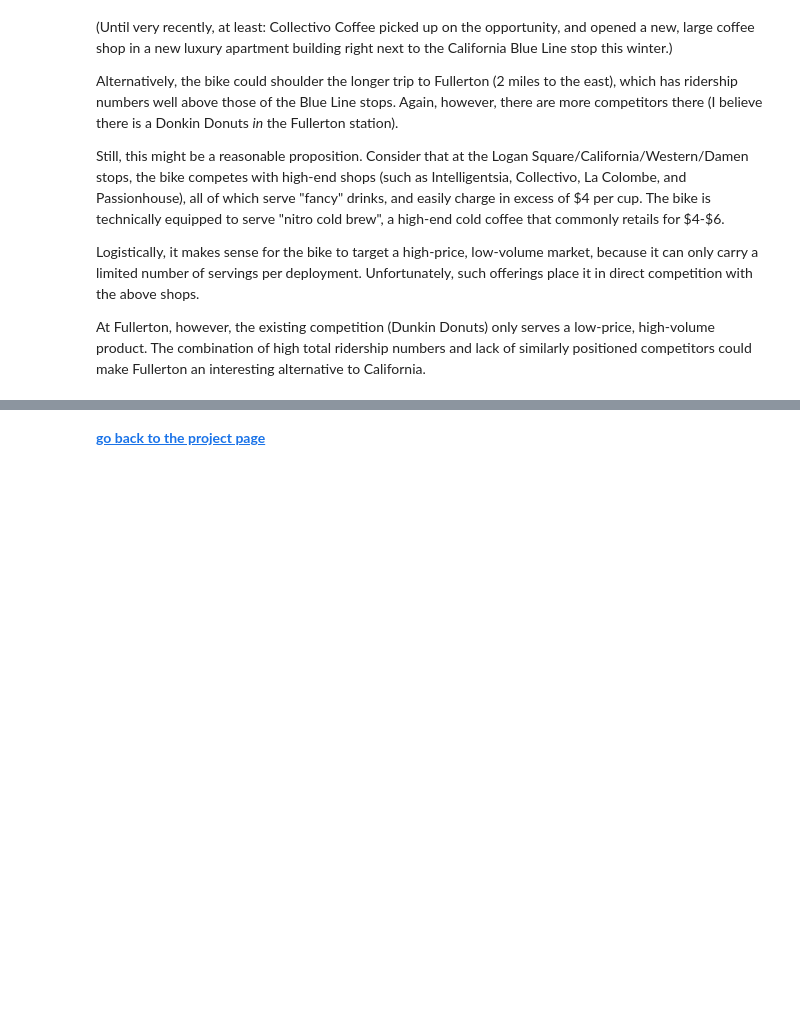
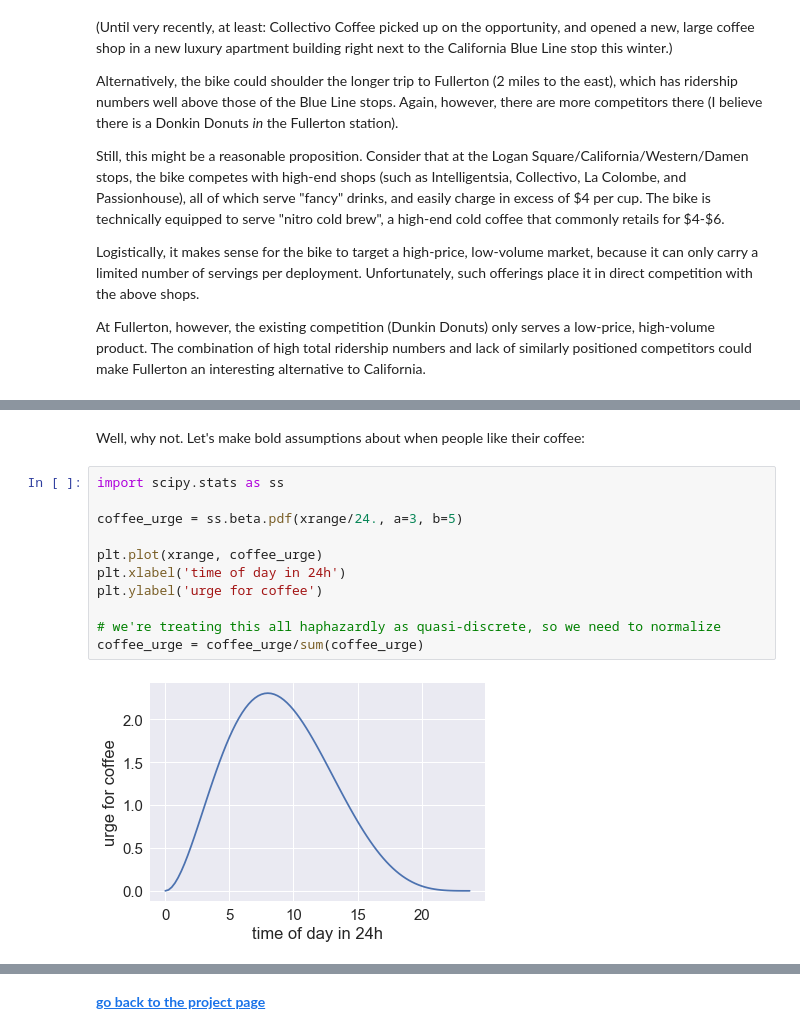
Before and after one commit to kenben/ideo_ds, a Jupyter notebook: notebooks/challenge_exercise.ipynb, the cells around one changed output, grey strips where cells are left out. Cells and saved outputs as stored; diff of their text form; blank space fills up the shorter version.

```diff
--- a/notebooks/challenge_exercise.ipynb
+++ b/notebooks/challenge_exercise.ipynb
@@ -390,0 +462,15 @@ At Fullerton, however, the existing competition (Dunkin Donuts) only serves a lo
+# %% [markdown]
+Well, why not. Let's make bold assumptions about when people like their coffee:
+# %%
+import scipy.stats as ss
+
+coffee_urge = ss.beta.pdf(xrange/24., a=3, b=5)
+
+plt.plot(xrange, coffee_urge)
+plt.xlabel('time of day in 24h')
+plt.ylabel('urge for coffee')
+
+# we're treating this all haphazardly as quasi-discrete, so we need to normalize
+coffee_urge = coffee_urge/sum(coffee_urge)
+# %% [output]
+[figure, added]
```
Also changed, not shown: parts of 15 cells of this notebook, 2 other files.
